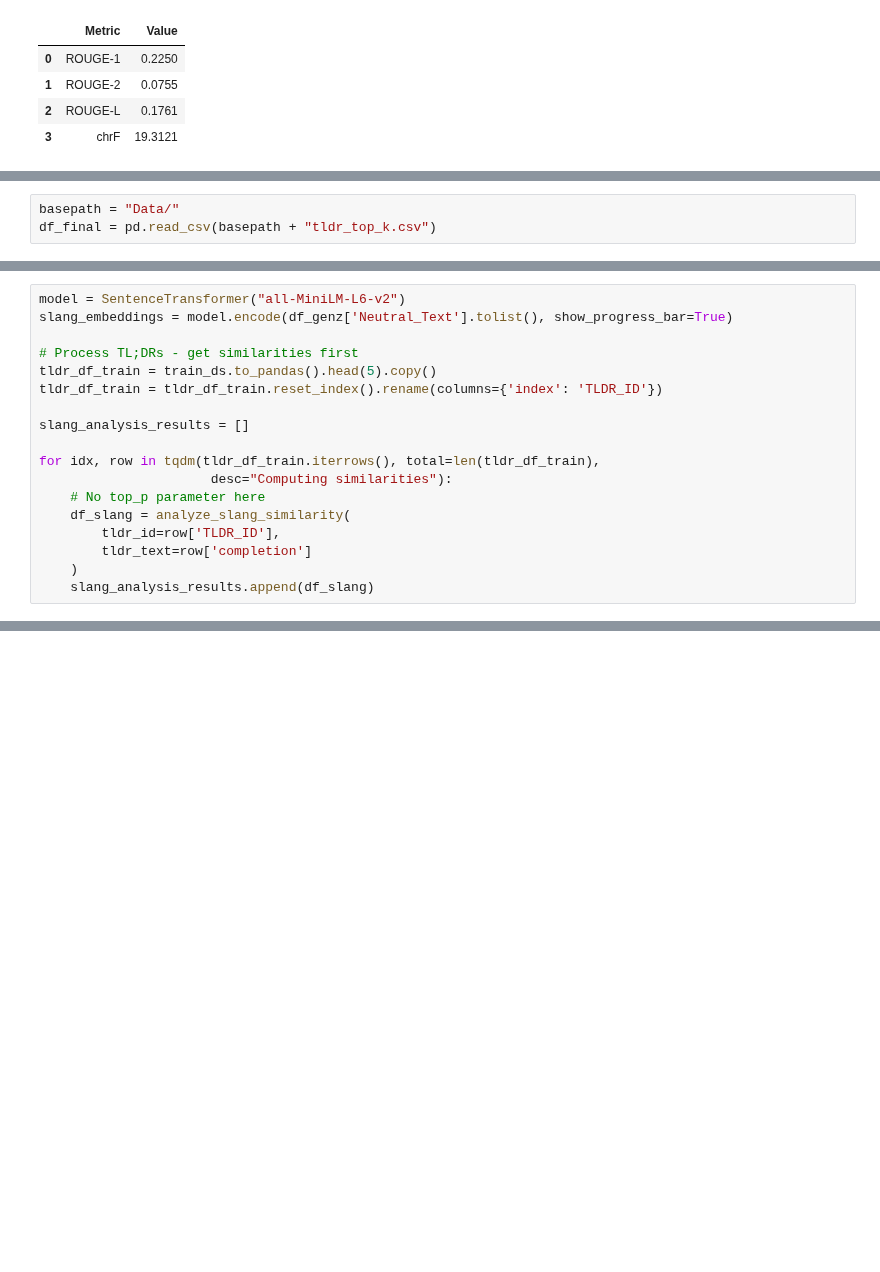
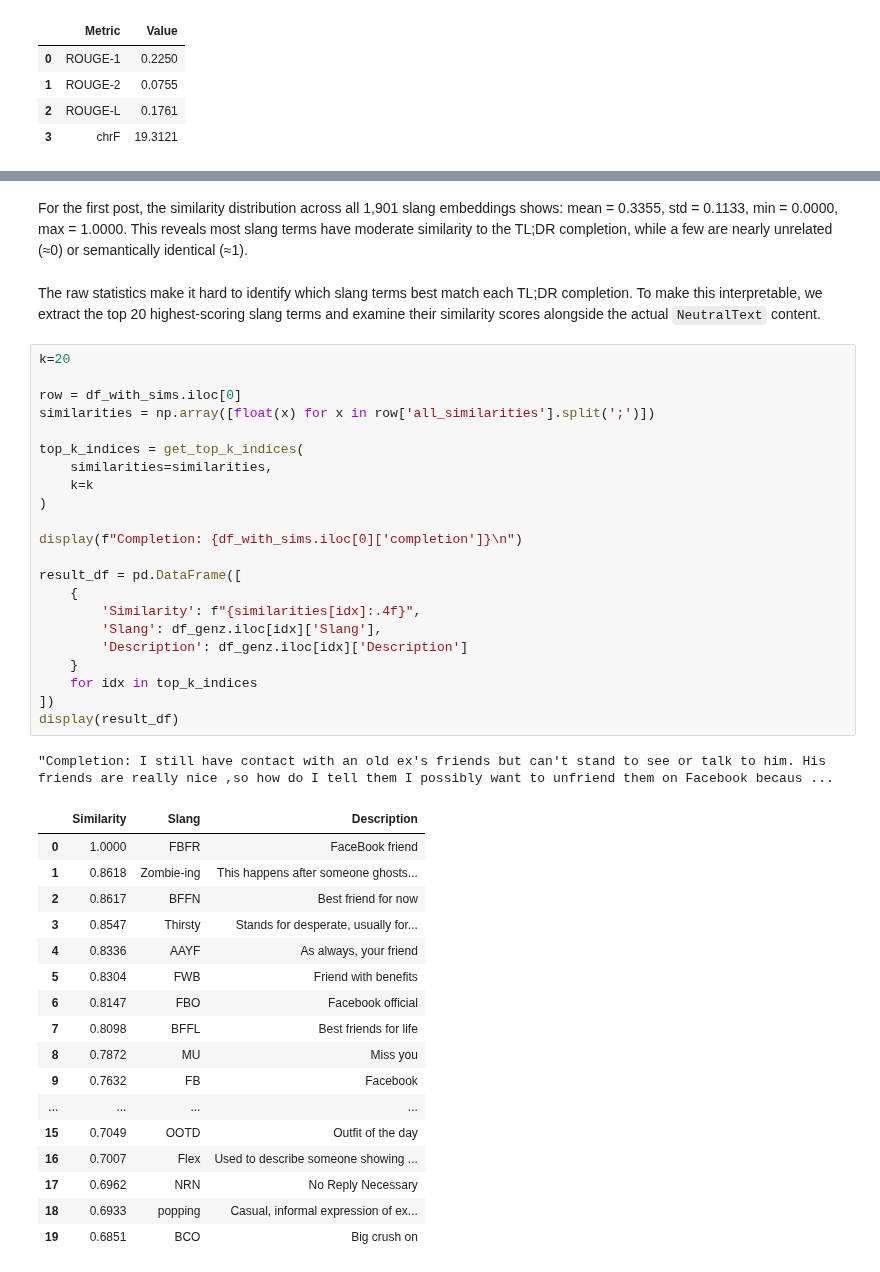
Before and after one commit to au-nlp/project-milestone-p2-group1, a Jupyter notebook: main.ipynb, the cells around one changed output, grey strips where cells are left out. Cells and saved outputs as stored; diff of their text form; blank space fills up the shorter version.

Commit message:
Data analysis should be done

```diff
--- a/main.ipynb
+++ b/main.ipynb
@@ -1400,3 +1099,0 @@ This part is not done but this is the idea
-# %%
-basepath = "Data/"
-df_final = pd.read_csv(basepath + "tldr_top_k.csv")
@@ -1826,18 +1099,0 @@ def apply_top_p_selection(df_similarities, top_p):
-# %%
-model = SentenceTransformer("all-MiniLM-L6-v2")
-slang_embeddings = model.encode(df_genz['Neutral_Text'].tolist(), show_progress_bar=True)
-
-# Process TL;DRs - get similarities first
-tldr_df_train = train_ds.to_pandas().head(5).copy()
-tldr_df_train = tldr_df_train.reset_index().rename(columns={'index': 'TLDR_ID'})
-
-slang_analysis_results = []
-
-for idx, row in tqdm(tldr_df_train.iterrows(), total=len(tldr_df_train),
-                      desc="Computing similarities"):
-    # No top_p parameter here
-    df_slang = analyze_slang_similarity(
-        tldr_id=row['TLDR_ID'],
-        tldr_text=row['completion']
-    )
-    slang_analysis_results.append(df_slang)
@@ -2305,0 +1126,45 @@ display(df_with_sims.head(5))
+# %% [markdown]
+For the first post, the similarity distribution across all 1,901 slang embeddings shows: mean = 0.3355, std = 0.1133, min = 0.0000, max = 1.0000. This reveals most slang terms have moderate similarity to the TL;DR completion, while a few are nearly unrelated (≈0) or semantically identical (≈1).
+# %% [markdown]
+The raw statistics make it hard to identify which slang terms best match each TL;DR completion. To make this interpretable, we extract the top 20 highest-scoring slang terms and examine their similarity scores alongside the actual `NeutralText` content.
+# %%
+k=20
+
+row = df_with_sims.iloc[0]
+similarities = np.array([float(x) for x in row['all_similarities'].split(';')])
+
+top_k_indices = get_top_k_indices(
+    similarities=similarities,
+    k=k
+)
+
+display(f"Completion: {df_with_sims.iloc[0]['completion']}\n")
+
+result_df = pd.DataFrame([
+    {
+        'Similarity': f"{similarities[idx]:.4f}",
+        'Slang': df_genz.iloc[idx]['Slang'],
+        'Description': df_genz.iloc[idx]['Description']
+    }
+    for idx in top_k_indices
+])
+display(result_df)
+# %% [output]
+"Completion: I still have contact with an old ex's friends but can't stand to see or talk to him. His friends are really nice ,so how do I tell them I possibly want to unfriend them on Facebook becaus ...
+|  | Similarity | Slang | Description |
+| 0 | 1.0000 | FBFR | FaceBook friend |
+| 1 | 0.8618 | Zombie-ing | This happens after someone ghosts... |
+| 2 | 0.8617 | BFFN | Best friend for now |
+| 3 | 0.8547 | Thirsty | Stands for desperate, usually for... |
+| 4 | 0.8336 | AAYF | As always, your friend |
+| 5 | 0.8304 | FWB | Friend with benefits |
+| 6 | 0.8147 | FBO | Facebook official |
+| 7 | 0.8098 | BFFL | Best friends for life |
+| 8 | 0.7872 | MU | Miss you |
+| 9 | 0.7632 | FB | Facebook |
+| ... | ... | ... | ... |
+| 15 | 0.7049 | OOTD | Outfit of the day |
+| 16 | 0.7007 | Flex | Used to describe someone showing ... |
+| 17 | 0.6962 | NRN | No Reply Necessary |
+| 18 | 0.6933 | popping | Casual, informal expression of ex... |
+| 19 | 0.6851 | BCO | Big crush on |
```
Also changed, not shown: parts of 134 cells of this notebook, 6 other files.
